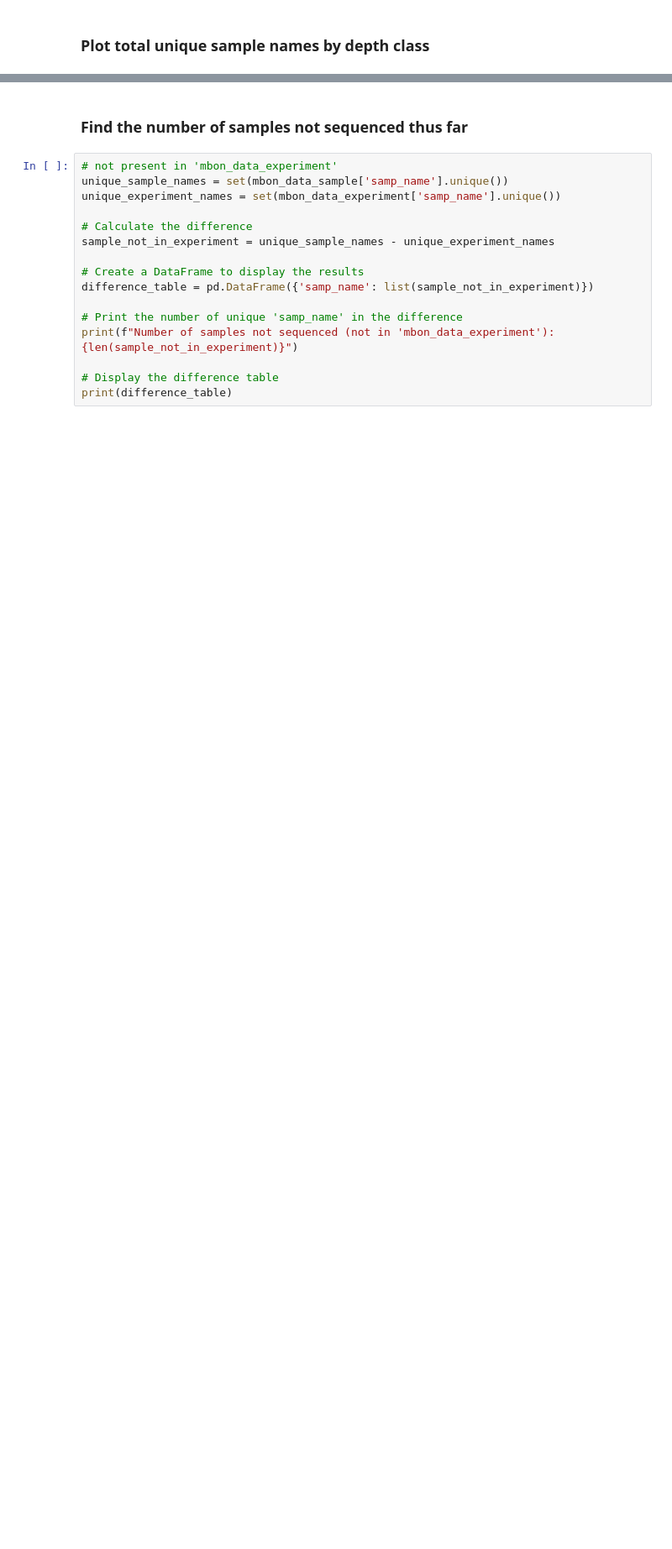
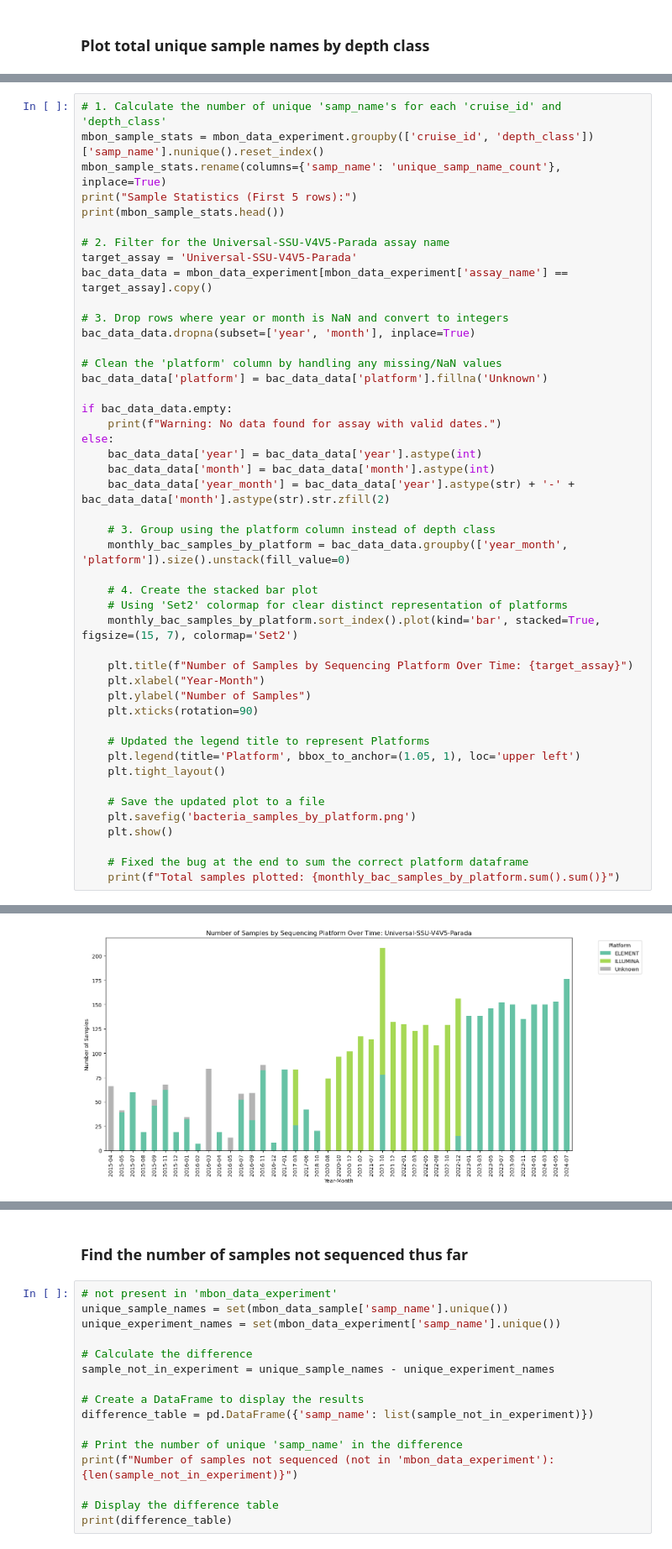
Before and after one commit to eqmh/SFER, a Jupyter notebook: sfer_mbon_stats.ipynb, the cells around one changed output, grey strips where cells are left out. Shown at 84% size. Drawn from its saved outputs; the diff is of its cells as text; blank space fills up the shorter version.

```diff
--- a/sfer_mbon_stats.ipynb
+++ b/sfer_mbon_stats.ipynb
@@ -532,0 +574,47 @@ Total unique 'samp_name' plotted: 4564
+# %%
+# 1. Calculate the number of unique 'samp_name's for each 'cruise_id' and 'depth_class'
+mbon_sample_stats = mbon_data_experiment.groupby(['cruise_id', 'depth_class'])['samp_name'].nunique().reset_index()
+mbon_sample_stats.rename(columns={'samp_name': 'unique_samp_name_count'}, inplace=True)
+print("Sample Statistics (First 5 rows):")
+print(mbon_sample_stats.head())
+
+# 2. Filter for the Universal-SSU-V4V5-Parada assay name
+target_assay = 'Universal-SSU-V4V5-Parada'
+bac_data_data = mbon_data_experiment[mbon_data_experiment['assay_name'] == target_assay].copy()
+
+# 3. Drop rows where year or month is NaN and convert to integers
+bac_data_data.dropna(subset=['year', 'month'], inplace=True)
+
+# Clean the 'platform' column by handling any missing/NaN values
+bac_data_data['platform'] = bac_data_data['platform'].fillna('Unknown')
+
+if bac_data_data.empty:
+    print(f"Warning: No data found for assay with valid dates.")
+else:
+    bac_data_data['year'] = bac_data_data['year'].astype(int)
+    bac_data_data['month'] = bac_data_data['month'].astype(int)
+    bac_data_data['year_month'] = bac_data_data['year'].astype(str) + '-' + bac_data_data['month'].astype(str).str.zfill(2)
+
+    # 3. Group using the platform column instead of depth class
+    monthly_bac_samples_by_platform = bac_data_data.groupby(['year_month', 'platform']).size().unstack(fill_value=0)
+
+    # 4. Create the stacked bar plot
+    # Using 'Set2' colormap for clear distinct representation of platforms
+    monthly_bac_samples_by_platform.sort_index().plot(kind='bar', stacked=True, figsize=(15, 7), colormap='Set2')
+
+    plt.title(f"Number of Samples by Sequencing Platform Over Time: {target_assay}")
+    plt.xlabel("Year-Month")
+    plt.ylabel("Number of Samples")
+    plt.xticks(rotation=90)
+
+    # Updated the legend title to represent Platforms
+    plt.legend(title='Platform', bbox_to_anchor=(1.05, 1), loc='upper left')
+    plt.tight_layout()
+
+    # Save the updated plot to a file
+    plt.savefig('bacteria_samples_by_platform.png')
+    plt.show()
+
+    # Fixed the bug at the end to sum the correct platform dataframe
+    print(f"Total samples plotted: {monthly_bac_samples_by_platform.sum().sum()}")
+# %% [output]
@@ -532,0 +628 @@ Total unique 'samp_name' plotted: 4564
+[figure, added]
```
Also changed, not shown: parts of 10 cells of this notebook.
